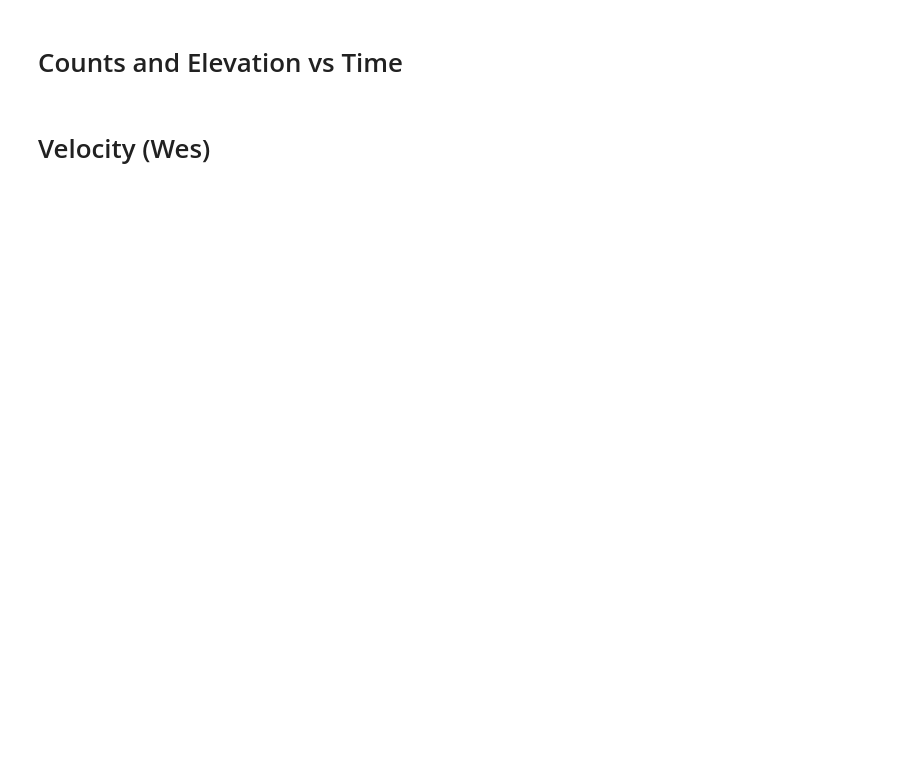
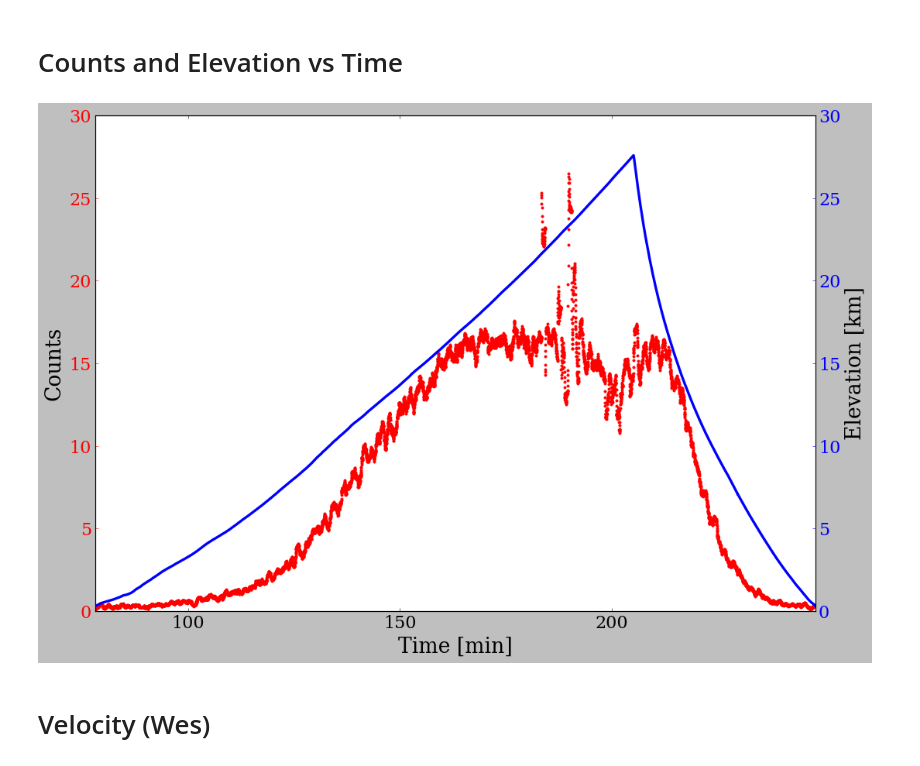
Before and after one commit to cnicoloff/soar-data-analysis, a Jupyter notebook: Process Data.ipynb, the cells around one changed output. Drawn from its saved outputs; the diff is of its cells as text; code cells hidden in the pictures; blank space fills up the shorter version.

```diff
--- a/Process Data.ipynb
+++ b/Process Data.ipynb
@@ -646,29 +665,40 @@ plt.show()
 # Counts and Elevation vs Time
 # %%
 plt.close()
+
+mins = np.array(df_final.index) / 60.0
+P2 = np.array(df_final['P2 [mbar]'])
+T = np.array(df_final['T1 [C]'])
+
+alt = np.array(df_final['Altitude [m]'])
+alt_gps = np.array(df_final['GPS Elev [m]'])
 
 QFF = 1022  # https://weather.us/observations/new-york/pressure-qff/20180513-1500z.html
 alt_l = altitude_logarithmic(P2, T, QFF)
 
 counts_smoothed = savgol_filter(counts_c, 51, 1)
+#counts_smoothed = savgol_filter(counts_c, 101, 3)
 
 fig, ax1 = plt.subplots()
 
-ax1.plot(seconds/60.0, counts_smoothed, 'r.')
+ax1.plot(mins, counts_smoothed, 'r.', label="Counts")
 ax1.tick_params('y', colors='r')
 ax1.set_xlabel("Time [min]")
 ax1.set_ylabel("Counts")
 
 ax2 = ax1.twinx()
-ax2.plot(seconds/60.0, alt_l/1000.0, 'b--', linewidth=3, label="Logarithmic approximation")
-ax2.plot(seconds/60.0, alt2/1000.0, 'g-', linewidth=3, label="GPS (Measured and Interpolated)")
+ax2.plot(mins, alt_gps/1000.0, 'b-', linewidth=3)
 ax2.tick_params('y', colors='b')
 ax2.set_ylabel("Elevation [km]")
 
-plt.legend(loc='best')
+plt.xlim([78, 248])
+ax1.set_ylim([0, 30])
+ax2.set_ylim([0, 30])
 
 plt.savefig("%s\counts_elevation_time.png" % (data_dir), dpi=300)
 plt.show()
+# %% [output]
+[figure, added]
 # %% [markdown]
 # Velocity (Wes)
 # %%
```
Also changed, not shown: parts of 10 cells of this notebook.
